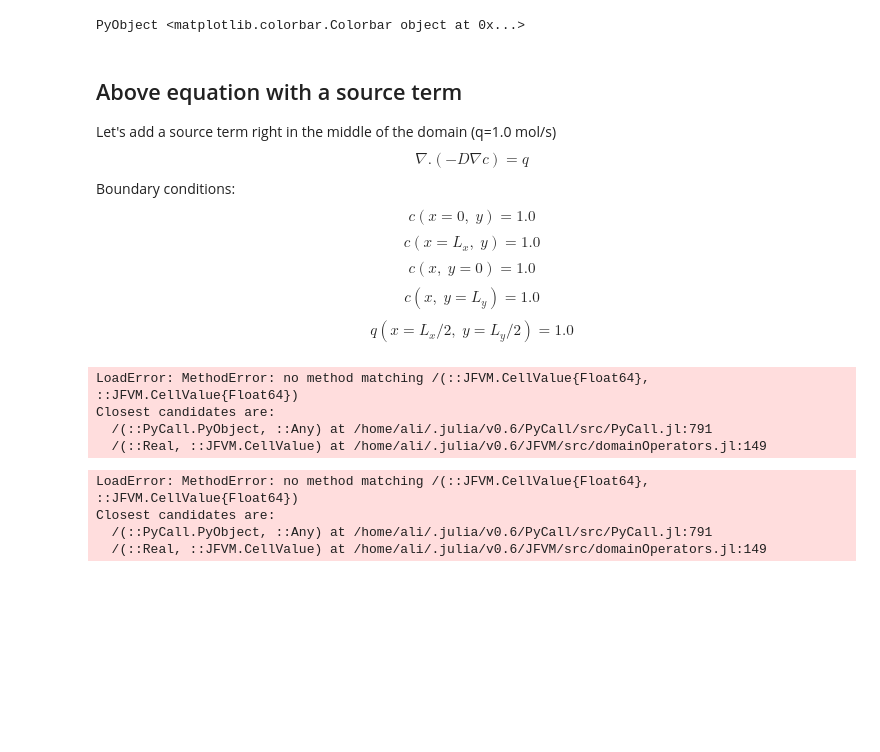
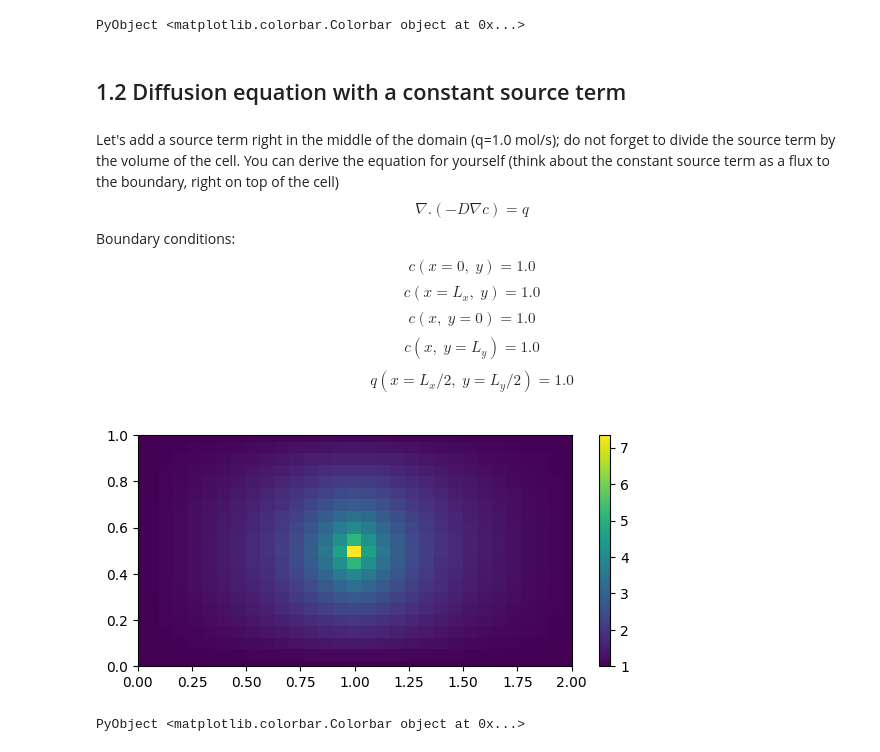
Before and after one commit to simulkade/JFVM.jl, a Jupyter notebook: examples/several_examples.ipynb, the cells around one changed output. Cells and saved outputs as stored; diff of their text form; code cells hidden in the pictures; blank space fills up the shorter version.

```diff
--- a/examples/several_examples.ipynb
+++ b/examples/several_examples.ipynb
@@ -56,9 +58,10 @@ colorbar()
 # %% [output]
 [figure]
 PyObject <matplotlib.colorbar.Colorbar object at 0x...>
+# %% [markdown]
+## 1.2 Diffusion equation with a constant source term
 # %% [markdown]
-## Above equation with a source term
-Let's add a source term right in the middle of the domain (q=1.0 mol/s)
+Let's add a source term right in the middle of the domain (q=1.0 mol/s); do not forget to divide the source term by the volume of the cell. You can derive the equation for yourself (think about the constant source term as a flux to the boundary, right on top of the cell)
 $$\nabla. (-D \nabla c) = q$$
 Boundary conditions:
 $$c(x=0,\; y)=1.0$$
@@ -75,9 +78,9 @@ Ly = 1.0
 Nx = 30
 Ny = 20
 c_left   = 1.0    # [mol/m^3]
-c_right  = 3.0    # [mol/m^3]
-c_bottom = 2.0    # [mol/m^3]
-c_top    = 4.0    # [mol/m^3]
+c_right  = 1.0    # [mol/m^3]
+c_bottom = 1.0    # [mol/m^3]
+c_top    = 1.0    # [mol/m^3]
 q        = 1.0e-4 # [mol/s]
 m  = createMesh2D(Nx, Ny, Lx, Ly)
 
@@ -87,42 +90,33 @@ D_cell = createCellVariable(m, D_val)
 D_face = harmonicMean(D_cell)
 M_diff = diffusionTerm(D_face)
 
 # Boundary conditions
 BC             = createBC(m)
 BC.left.a[:]   = 0.0
 BC.left.b[:]   = 1.0
 BC.left.c[:]   = c_left
 BC.right.a[:]  = 0.0
 BC.right.b[:]  = 1.0
 BC.right.c[:]  = c_right
 BC.bottom.a[:] = 0.0
 BC.bottom.b[:] = 1.0
 BC.bottom.c[:] = c_bottom
 BC.top.a[:]    = 0.0
 BC.top.b[:]    = 1.0
 BC.top.c[:]    = c_top
 M_bc, RHS_bc   = boundaryConditionTerm(BC)
 
 # source term
-q_cell = createCellVariable(m, q)
+q_cell = createCellVariable(m, 0.0)
 v_cell = cellVolume(m)
 q_cell.value[Int(Nx/2)+1, Int(Ny/2)+1] = q       # [mol/s]
 RHS_source  = constantSourceTerm(q_cell./v_cell) # [mol/m^3/s]
 
 # solve the equation
 c = solveLinearPDE(m, -M_diff+M_bc, RHS_bc+RHS_source)
 figure(figsize=(7,3))
 visualizeCells(c)
 colorbar()
 # %% [output]
+[figure, added]
-LoadError: MethodError: no method matching /(::JFVM.CellValue{Float64}, ::JFVM.CellValue{Float64})
-Closest candidates are:
-  /(::PyCall.PyObject, ::Any) at /home/ali/.julia/v0.6/PyCall/src/PyCall.jl:791
-  /(::Real, ::JFVM.CellValue) at /home/ali/.julia/v0.6/JFVM/src/domainOperators.jl:149
+PyObject <matplotlib.colorbar.Colorbar object at 0x...>
-# %%
-q_cell./v_cell
-# %% [output]
-LoadError: MethodError: no method matching /(::JFVM.CellValue{Float64}, ::JFVM.CellValue{Float64})
-Closest candidates are:
-  /(::PyCall.PyObject, ::Any) at /home/ali/.julia/v0.6/PyCall/src/PyCall.jl:791
-  /(::Real, ::JFVM.CellValue) at /home/ali/.julia/v0.6/JFVM/src/domainOperators.jl:149
```
Also changed, not shown: parts of 12 cells of this notebook, 1 other file.
